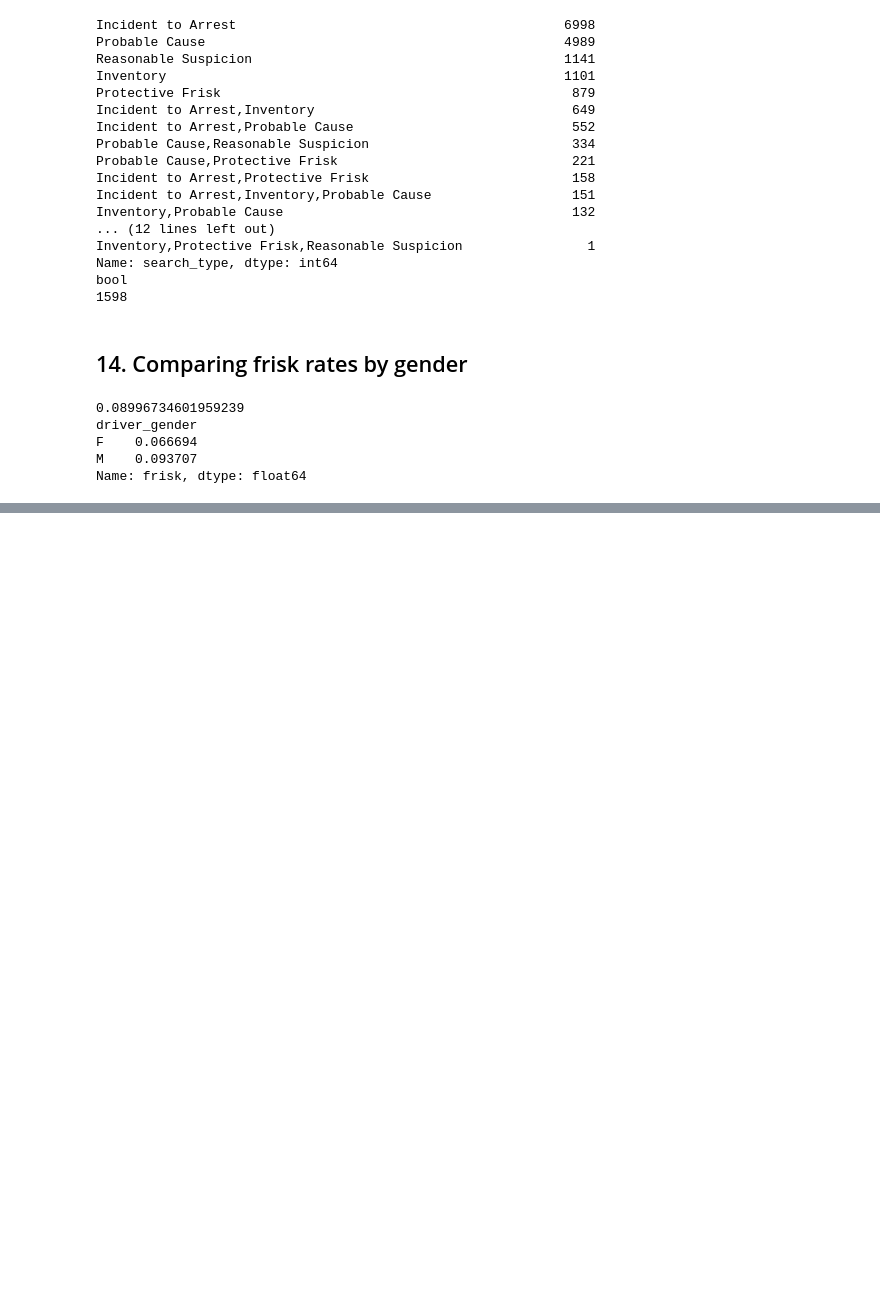
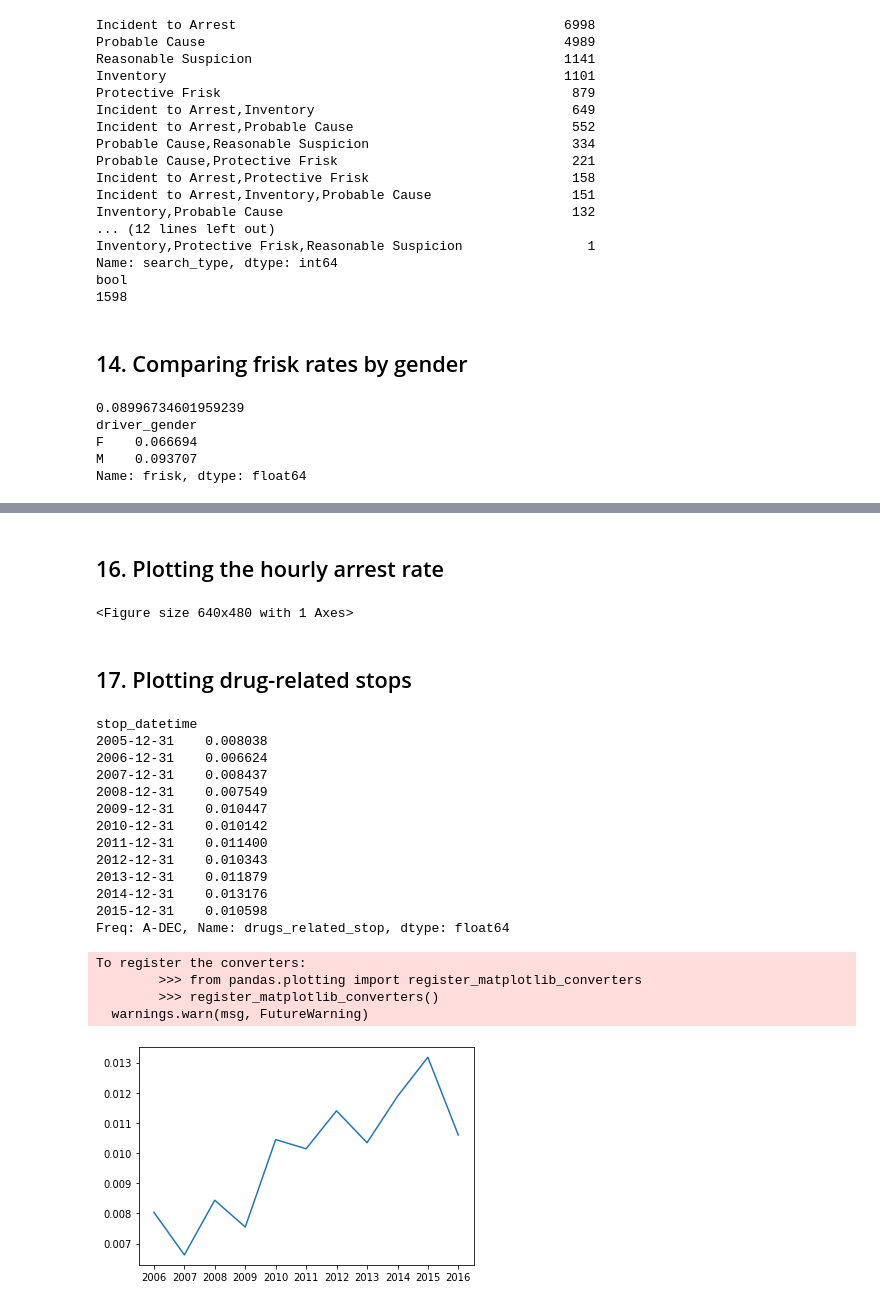
Before and after one commit to ArashMohsenijam/Jupiternotebook, a Jupyter notebook: The Open Policing Project.ipynb, the cells around one changed output, grey strips where cells are left out. Drawn from its saved outputs; the diff is of its cells as text; code cells hidden in the pictures; blank space fills up the shorter version.

```diff
--- a/The Open Policing Project.ipynb
+++ b/The Open Policing Project.ipynb
@@ -350,0 +379,51 @@ Name: frisk, dtype: float64
+# %% [markdown]
+## 16. Plotting the hourly arrest rate
+# %%
+# Import matplotlib.pyplot as plt
+import matplotlib.pyplot as plt
+
+# Create a line plot of 'hourly_arrest_rate'
+plt.plot(hourly_arrest_rate)
+
+# Add the xlabel, ylabel, and title
+plt.xlabel('Hour')
+plt.ylabel('Arrest Rate')
+plt.title('Arrest Rate by Time of Day')
+
+# Display the plot
+plt.show()
+# %% [output]
+<Figure size 640x480 with 1 Axes>
+# %% [markdown]
+## 17. Plotting drug-related stops
+# %%
+# Calculate the annual rate of drug-related stops
+print(ri.drugs_related_stop.resample("A").mean())
+
+# Save the annual rate of drug-related stops
+annual_drug_rate = ri.drugs_related_stop.resample('A').mean()
+
+# Create a line plot of 'annual_drug_rate'
+plt.plot(annual_drug_rate)
+
+# Display the plot
+plt.show()
+# %% [output]
+stop_datetime
+2005-12-31    0.008038
+2006-12-31    0.006624
+2007-12-31    0.008437
+2008-12-31    0.007549
+2009-12-31    0.010447
+2010-12-31    0.010142
+2011-12-31    0.011400
+2012-12-31    0.010343
+2013-12-31    0.011879
+2014-12-31    0.013176
+2015-12-31    0.010598
+Freq: A-DEC, Name: drugs_related_stop, dtype: float64
+To register the converters:
+        >>> from pandas.plotting import register_matplotlib_converters
+        >>> register_matplotlib_converters()
+  warnings.warn(msg, FutureWarning)
+[figure, added]
```
Also changed, not shown: parts of 12 cells of this notebook.
